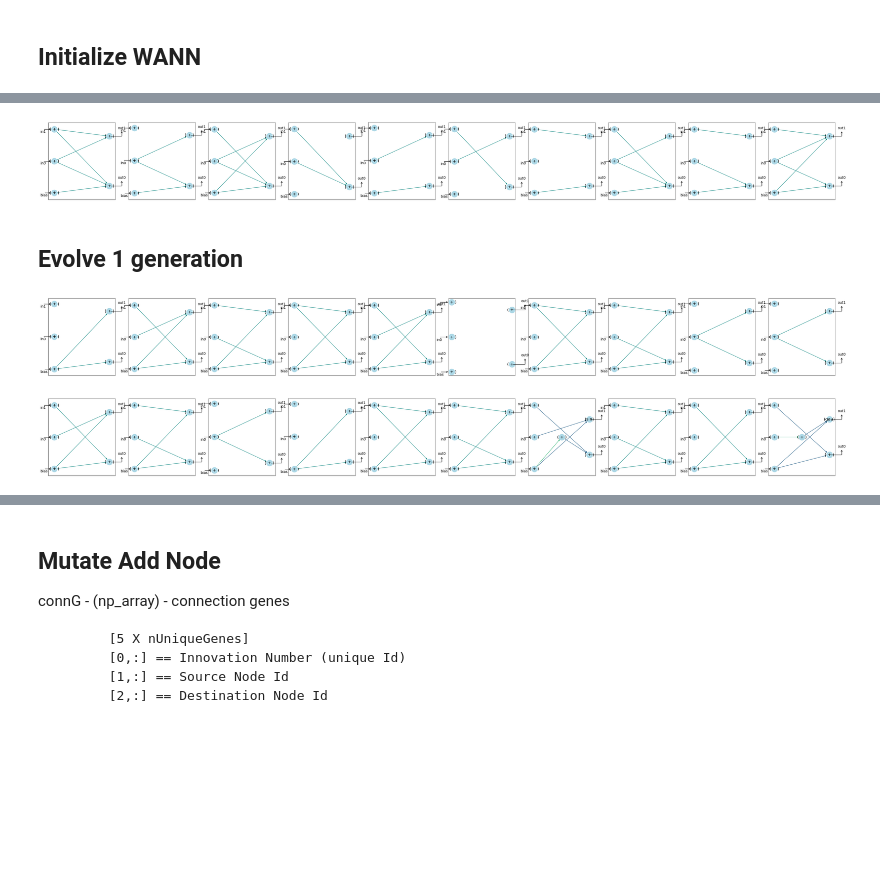
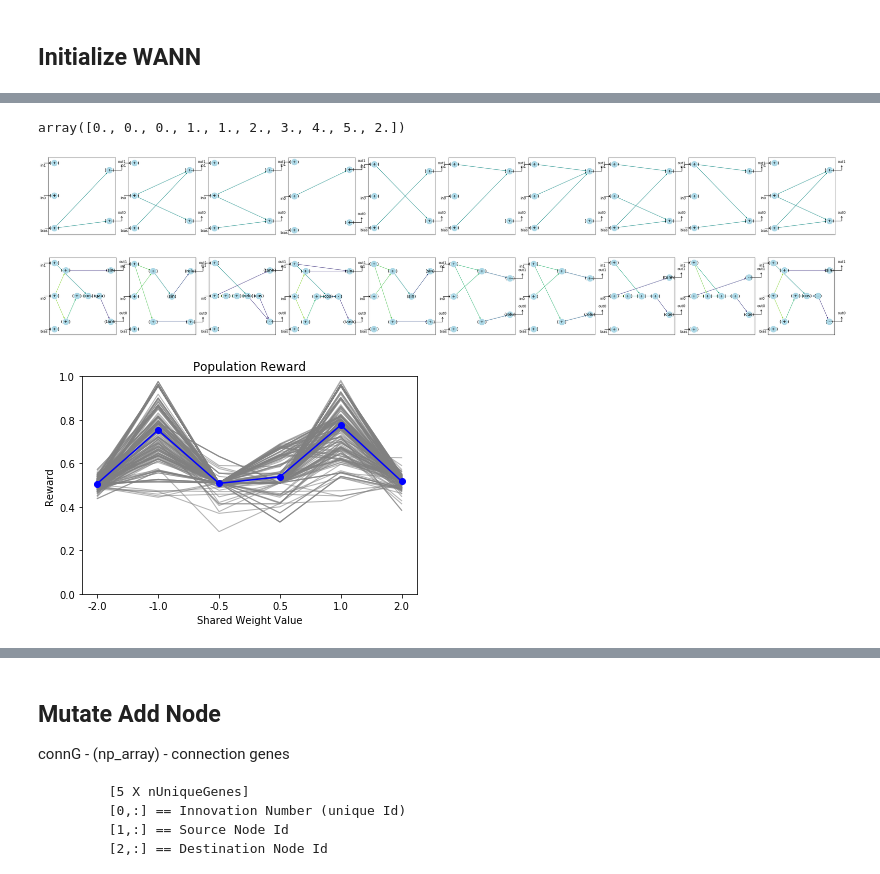
Before and after one commit to google/brain-tokyo-workshop, a Jupyter notebook: WANNRelease/WANN/examples/WANNs.ipynb, the cells around one changed output, grey strips where cells are left out. Cells and saved outputs as stored; diff of their text form; code cells hidden in the pictures; blank space fills up the shorter version.

Commit message:
Reward vis / Updates for running on single machine

```diff
--- a/WANNRelease/WANN/examples/WANNs.ipynb
+++ b/WANNRelease/WANN/examples/WANNs.ipynb
@@ -31,10 +33,13 @@ fileName    = 'test'
 hyp_default = 'p/default_wan.json'
 hyp_adjust = 'p/xor.json'
 # %%
+global hyp
 hyp = loadHyp(pFileName=hyp_default)
 updateHyp(hyp,hyp_adjust)
 
 hyp['popSize'] = 200
+hyp['alg_probMoo'] = 0.80
+hyp['MPIexec'] = False
 
 data = DataGatherer(fileName, hyp)
 # %% [output]
@@ -73,0 +56,8 @@ pop = wann.ask()
+# %%
+task = Task(games[hyp['task']], nReps=hyp['alg_nReps'], verbose=False)
+
+wann = Wann(hyp)
+pop = wann.ask()
+reward = task.evaluatePop(pop, hyp)  # Send pop to evaluate
+
+fig = viewPop(pop[:10], 'xor', plt_height=4)
@@ -73,0 +76,19 @@ pop = wann.ask()
+# %%
+task = Task(games[hyp['task']], nReps=hyp['alg_nReps'], verbose=False)
+wann = Wann(hyp)
+
+maxGen = 50
+for gen in range(maxGen):
+    pop = wann.ask()
+
+    reward = task.evaluatePop(pop, hyp)  # Send pop to evaluate
+    wann.tell(reward)           # Send fitness to WANN
+    data = gatherData(data,wann,gen,hyp)
+    print(gen, ' - ', data.display())
+
+    # Plot first generation
+    if gen == 0:
+        init_pop = copy.deepcopy(pop)
+        fig = viewPop(pop[:10], 'xor', plt_height=4)
+
+fig = viewPop(pop[:10], 'xor', plt_height=4)
@@ -74,6 +137,8 @@ pop = wann.ask()
+# %%
+getLayer(pop[0].wMat)
+# %% [output]
+array([0., 0., 0., 1., 1., 2., 3., 4., 5., 2.])
 # %%
-fig = viewPop(pop[:10], 'xor', plt_height=4)
+fig = viewPop(init_pop[:10], 'xor', plt_height=4)
 # %% [output]
-[figure, old version]
+[figure, new version]
-# %% [markdown]
-## Evolve 1 generation
@@ -86,8 +145,8 @@ pop = wann.ask()
-# %%
-fig = viewPop(pop[:10], 'xor', plt_height=4)
-# %% [output]
-[figure, removed]
 # %%
 fig = viewPop(pop[-10:], 'xor', plt_height=4)
 # %% [output]
-[figure, old version]
+[figure, new version]
+# %%
+plotPopReward(pop, task, hyp)
+# %% [output]
+[figure, added]
```
Also changed, not shown: parts of 19 cells of this notebook, 8 other files.
